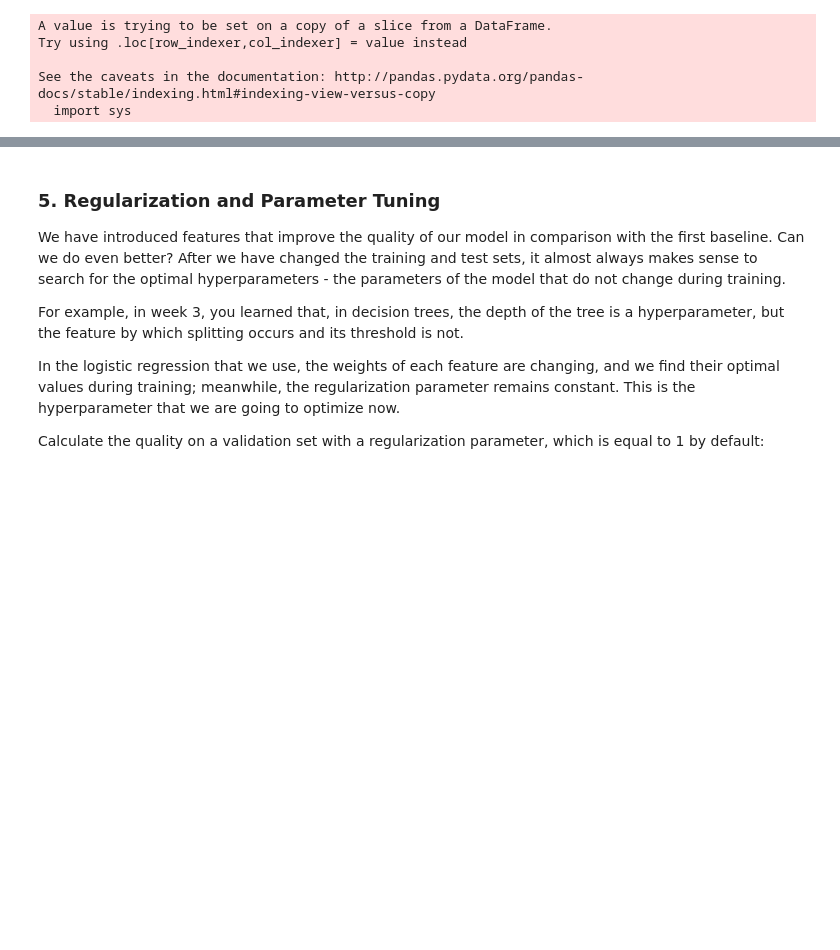
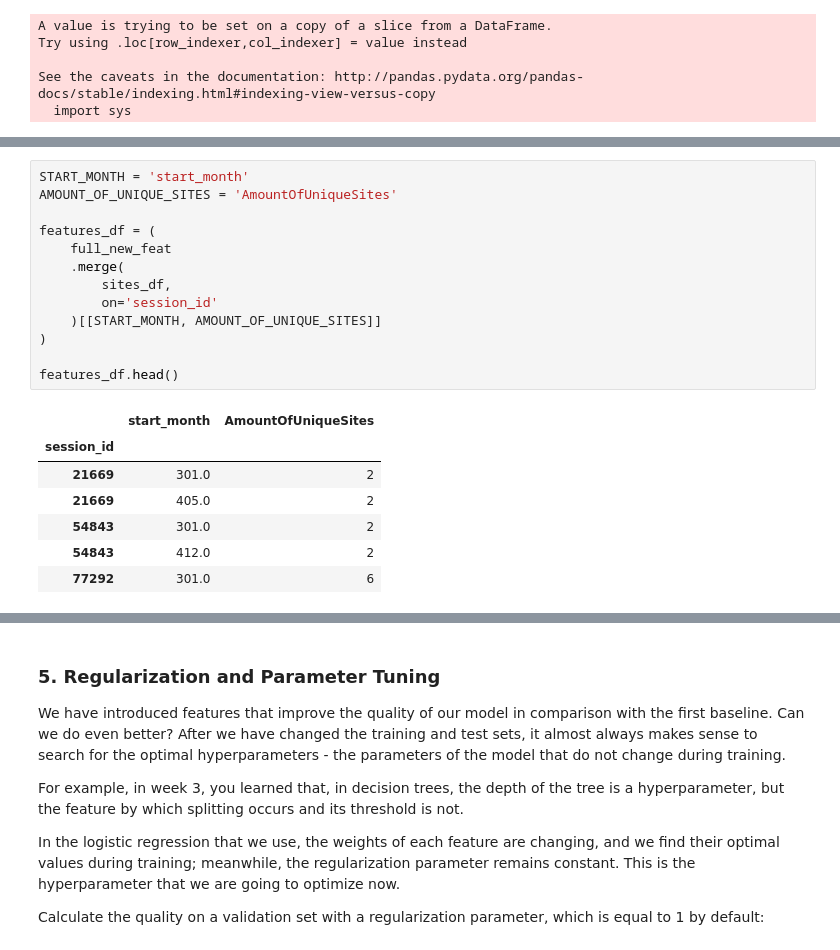
Before and after one commit to lavandosovich/ods_course, a Jupyter notebook: assignment2_part1_alice_logistic_regression.ipynb, the cells around one changed output, grey strips where cells are left out. Drawn from its saved outputs; the diff is of its cells as text; blank space fills up the shorter version.

```diff
--- a/assignment2_part1_alice_logistic_regression.ipynb
+++ b/assignment2_part1_alice_logistic_regression.ipynb
@@ -702,0 +725,21 @@ See the caveats in the documentation: http://pandas.pydata.org/pandas-docs/stabl
+# %%
+START_MONTH = 'start_month'
+AMOUNT_OF_UNIQUE_SITES = 'AmountOfUniqueSites'
+
+features_df = (
+    full_new_feat
+    .merge(
+        sites_df,
+        on='session_id'
+    )[[START_MONTH, AMOUNT_OF_UNIQUE_SITES]]
+)
+
+features_df.head()
+# %% [output]
+|  | start_month | AmountOfUniqueSites |
+| session_id |  |  |
+| 21669 | 301.0 | 2 |
+| 21669 | 405.0 | 2 |
+| 54843 | 301.0 | 2 |
+| 54843 | 412.0 | 2 |
+| 77292 | 301.0 | 6 |
```
Also changed, not shown: parts of 17 cells of this notebook.
